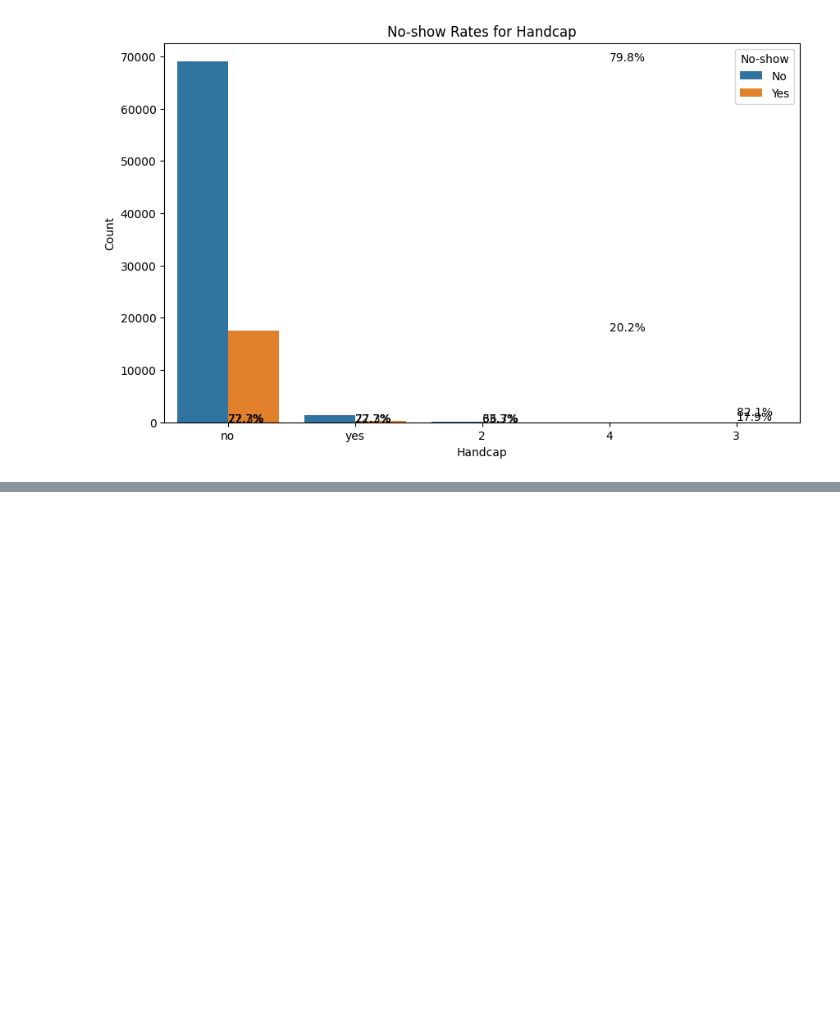
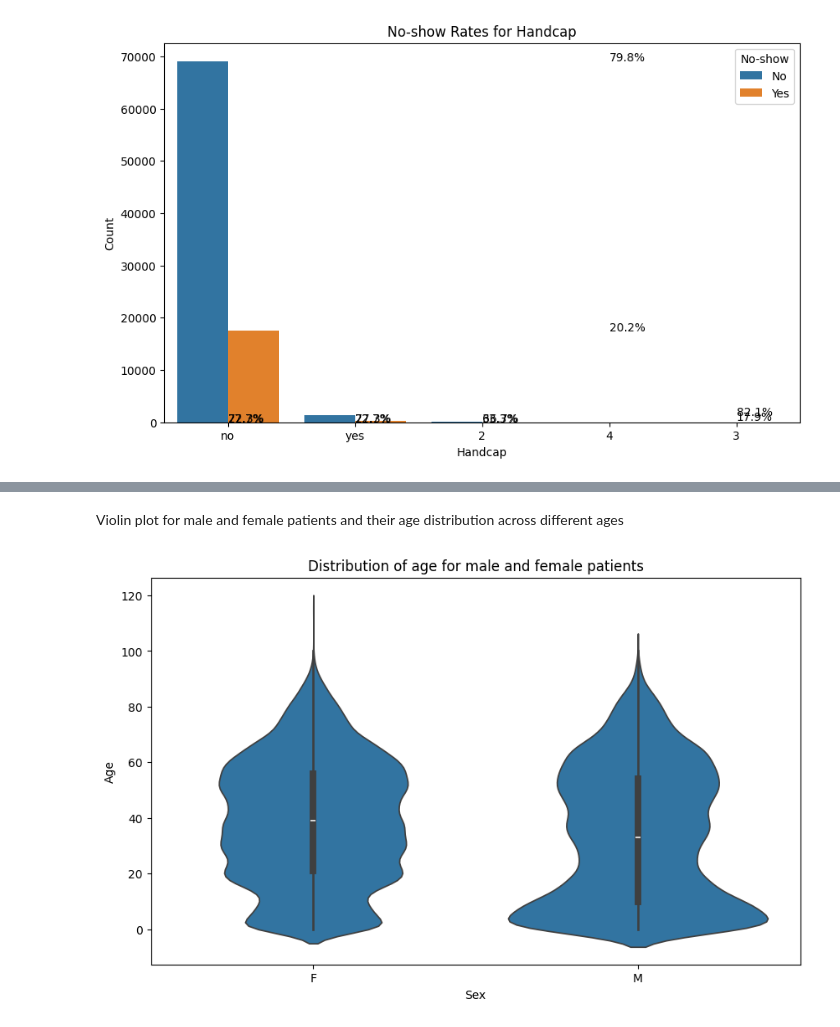
Before and after one commit to kiraduske/DataScience_project, a Jupyter notebook: Data Science Project.ipynb, the cells around one changed output, grey strips where cells are left out. Cells and saved outputs as stored; diff of their text form; code cells hidden in the pictures; blank space fills up the shorter version.

```diff
--- a/Data Science Project.ipynb
+++ b/Data Science Project.ipynb
@@ -269,0 +308,12 @@ for i in range(len(Handcap_counts)):
+# %% [markdown]
+Violin plot for male and female patients and their age distribution across different ages
+# %%
+# Violin plot of age by sex
+plt.figure(figsize=(10, 6))
+sns.violinplot(x='Sex', y='Age', data=df)
+plt.title('Distribution of age for male and female patients')
+plt.xlabel('Sex')
+plt.ylabel('Age')
+plt.show()
+# %% [output]
+[figure, added]
```
Also changed, not shown: parts of 11 cells of this notebook.
